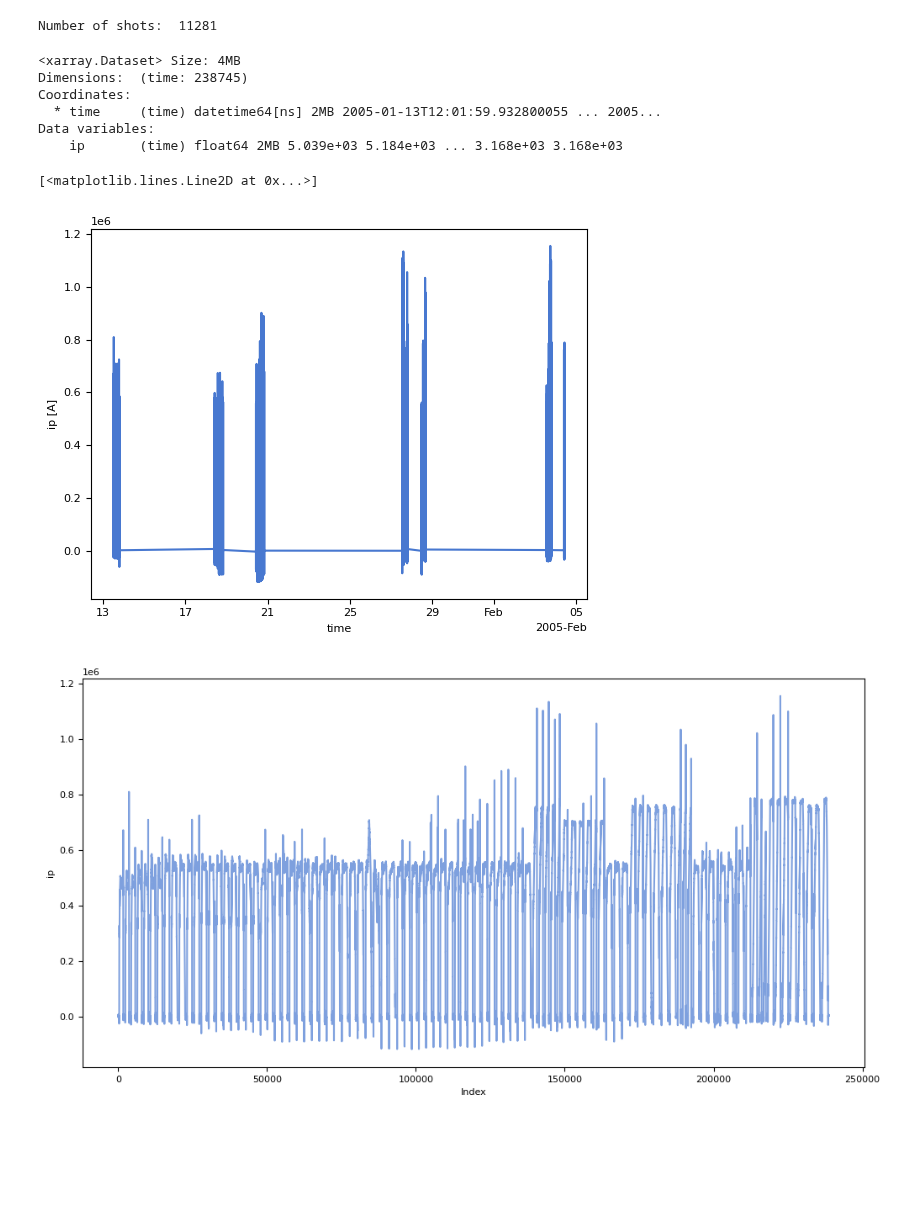
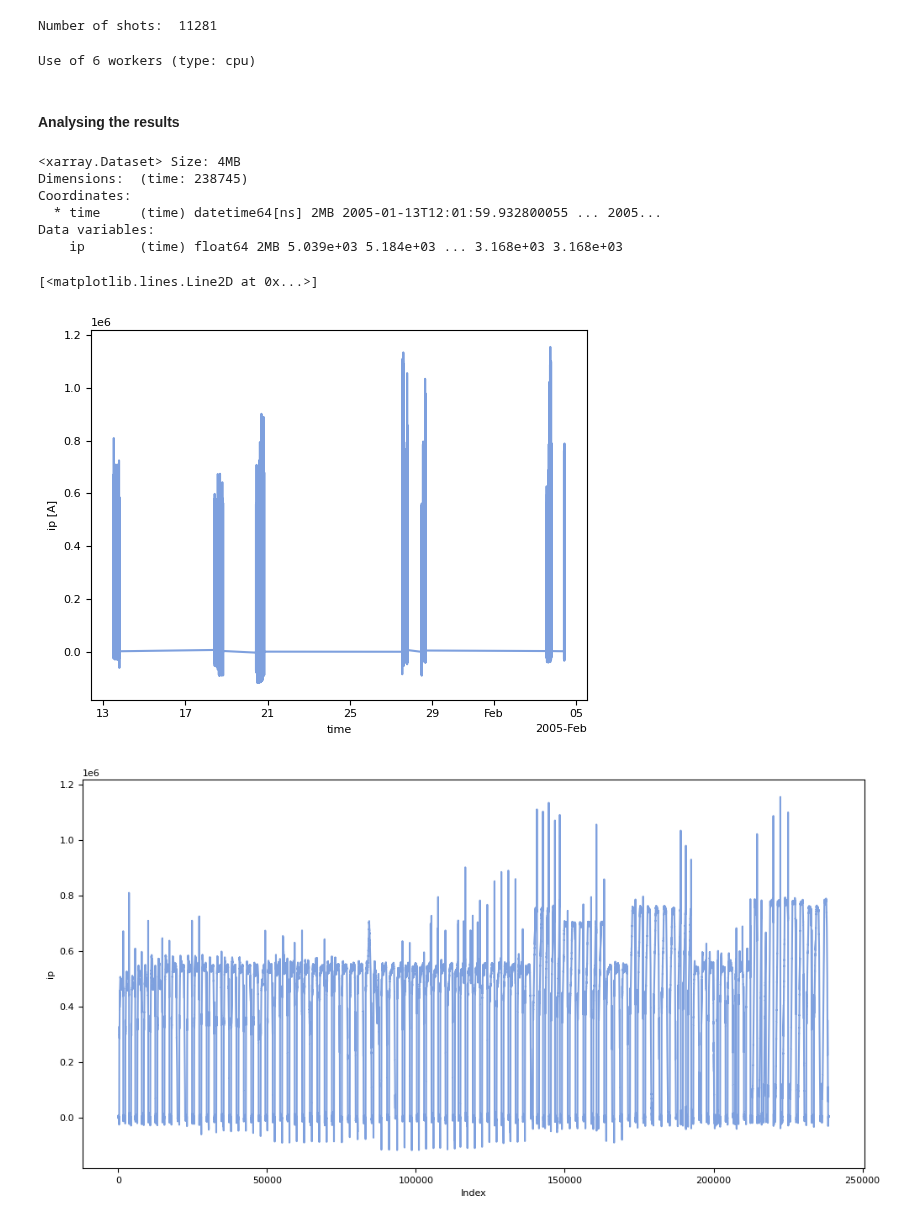
Before and after one commit to LouisBrusset/ITER-magnetics-diagnostic-analysis, a Jupyter notebook: src/magnetics_diagnostic_analysis/data_analysis/metadata_analysis.ipynb, the cells around one changed output. Saved outputs shown, nothing was run; the diff lists cells and outputs as text; code cells hidden in the pictures; blank space fills up the shorter version.

```diff
--- a/src/magnetics_diagnostic_analysis/data_analysis/metadata_analysis.ipynb
+++ b/src/magnetics_diagnostic_analysis/data_analysis/metadata_analysis.ipynb
@@ -581,3 +955,13 @@ variable_vs_timestamp = build_variable_vs_timestamp(
+# %%
+variable_presence_parallel= check_variable_presence_parallel(
+    shots=shots[:100],
+    group=group,
+    verbose=True,
+    max_workers=None)
+# %% [output]
+Use of 6 workers (type: cpu)
+# %% [markdown]
+#### Analysing the results
 # %%
 variable_vs_timestamp
 # %% [output]
@@ -588,10 +972,10 @@ Coordinates:
 Data variables:
     ip       (time) float64 2MB 5.039e+03 5.184e+03 ... 3.168e+03 3.168e+03
 # %%
-variable_vs_timestamp[variable].plot(x="time")
+variable_vs_timestamp[variable].plot(x="time", alpha=0.7)
 # %% [output]
 [<matplotlib.lines.Line2D at 0x...>]
-[figure, old version]
+[figure, new version]
 # %%
 var_plot = variable_vs_timestamp[variable]
 fig, ax = plt.subplots(figsize=(12, 6))
```
Also changed, not shown: parts of 28 cells of this notebook, 1 other file.
